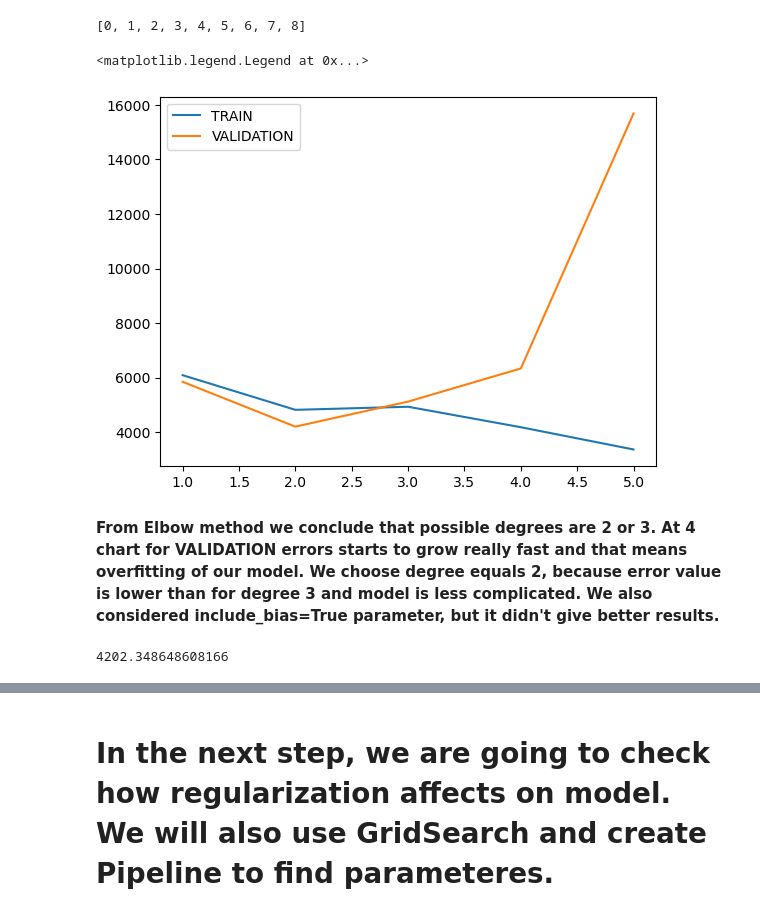
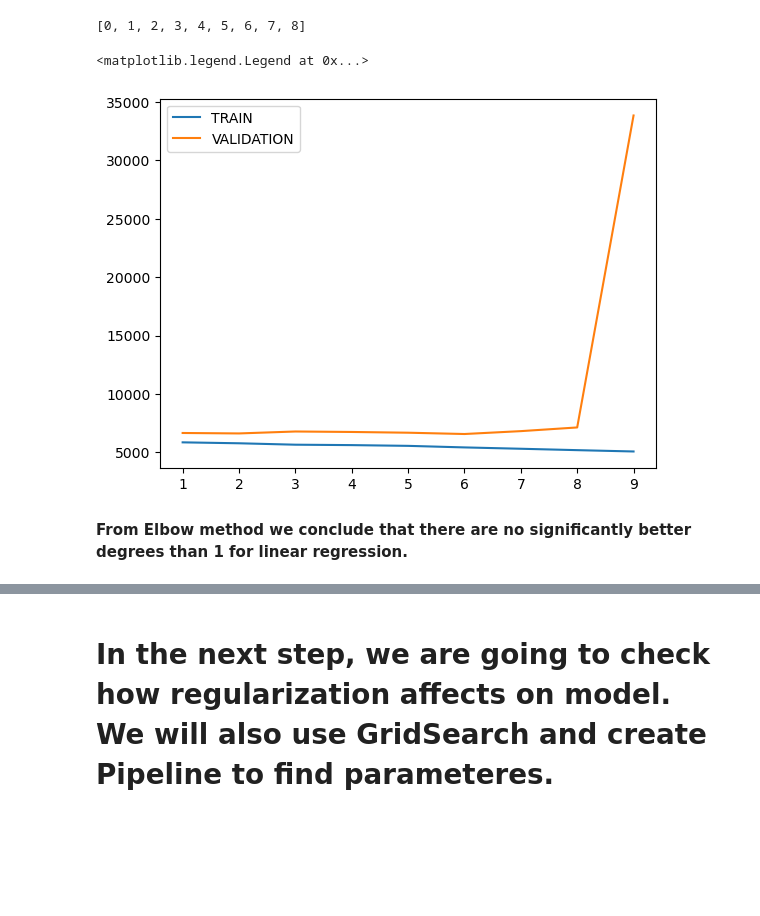
Before and after one commit to adamxszczepanski/SQL-and-ML-Projects, a Jupyter notebook: InsuranceChargesPrediction_ML/InsuranceChargePrediction_ML.ipynb, the cells around one changed output, grey strips where cells are left out. Cells and saved outputs as stored; diff of their text form; code cells hidden in the pictures; blank space fills up the shorter version.

```diff
--- a/InsuranceChargesPrediction_ML/InsuranceChargePrediction_ML.ipynb
+++ b/InsuranceChargesPrediction_ML/InsuranceChargePrediction_ML.ipynb
@@ -332,3 +431,4 @@ memory usage: 73.3+ KB
 # %%
-df_obj=df.select_dtypes(include=['object', 'category'])
-df_nums=df.select_dtypes(exclude=['object', 'category'])
+#Features are divided into 2 groups: categorical and numeric
+Categorical_features=X_train.select_dtypes(include=['object', 'category']).columns.tolist()
+Numeric_features=X_train.select_dtypes(exclude=['object', 'category']).columns.tolist()
@@ -357,2 +435,8 @@ final_df=pd.concat([df_nums,df_obj],axis=1)
 # %%
-final_df.head()
+
+preprocessor = ColumnTransformer(
+    transformers=[
+        ("cat", OneHotEncoder(handle_unknown="ignore", sparse_output=False, drop='first' ), Categorical_features),
+        ("num", StandardScaler(), Numeric_features)
+    ]
+)
@@ -367,0 +443,4 @@ final_df.head()
+# %%
+X_train_encoded = preprocessor.fit_transform(X_train)
+X_validation_encoded = preprocessor.transform(X_validation)
+X_test_encoded = preprocessor.transform(X_test)
@@ -420,5 +514,5 @@ scaled_X_test=Scaler.transform(X_test)
 # %%
-LinReg.fit(scaled_X_train, y_train)
+LinReg.fit(X_train_encoded, y_train)
 # %% [output]
 LinearRegression()
 # %%
@@ -654,11 +783,11 @@ Elbow_df.index.to_list()
 # %% [output]
 [0, 1, 2, 3, 4, 5, 6, 7, 8]
 # %%
-plt.plot(range(1,6), train_rmse_errors[:5], label="TRAIN")
-plt.plot(range(1,6), validation_rmse_errors[:5], label="VALIDATION")
+plt.plot(range(1,10), train_rmse_errors, label="TRAIN")
+plt.plot(range(1,10), validation_rmse_errors, label="VALIDATION")
 plt.legend()
 # %% [output]
 <matplotlib.legend.Legend at 0x...>
-[figure, old version]
+[figure, new version]
 # %% [markdown]
-**From Elbow method we conclude that possible degrees are 2 or 3. At 4 chart for VALIDATION errors starts to grow really fast and that means overfitting of our model. We choose degree equals 2, because error value is lower than for degree 3 and model is less complicated. We also considered include_bias=True parameter, but it didn't give better results.**
+**From Elbow method we conclude that there are no significantly better degrees than 1 for linear regression.**
@@ -678,4 +793,0 @@ validation_rmse=np.sqrt(mean_squared_error(y_Pvalidation, validation_pred))
-# %%
-validation_rmse
-# %% [output]
-4202.348648608166
```
Also changed, not shown: parts of 75 cells of this notebook.
